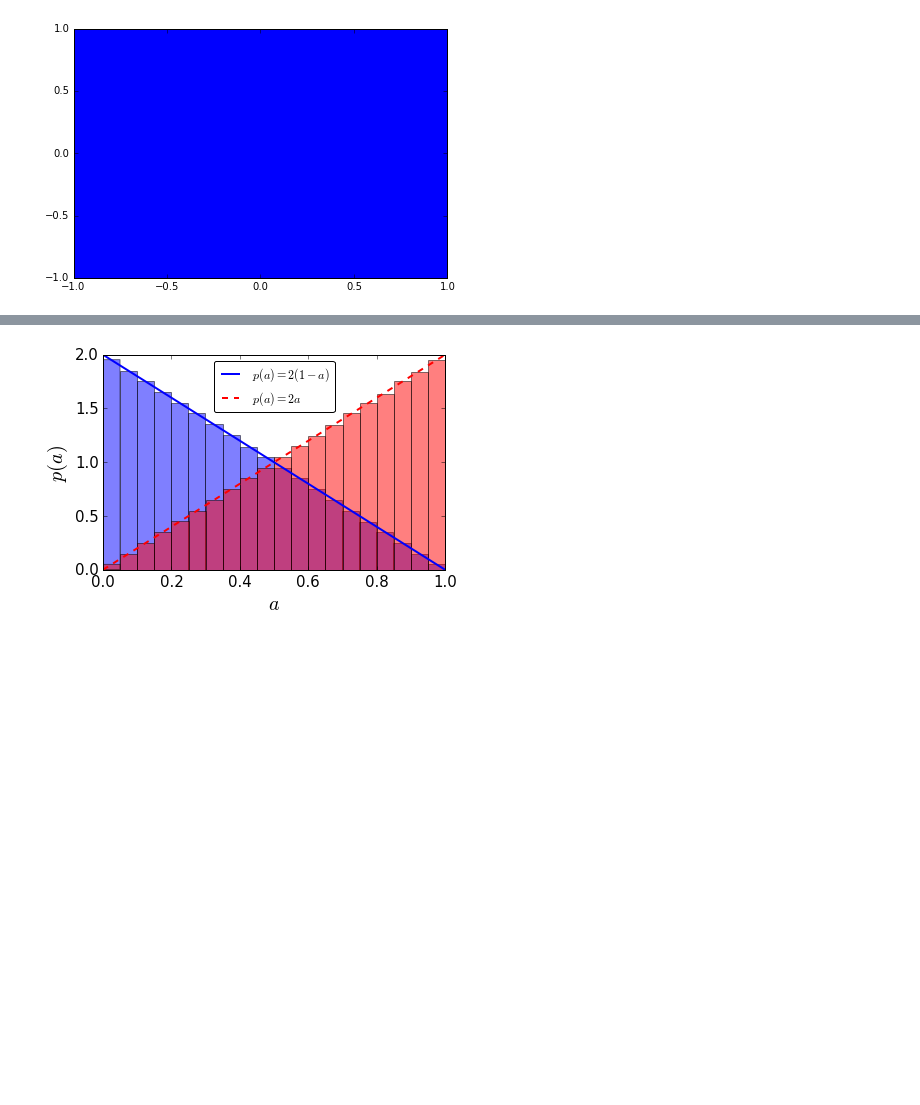
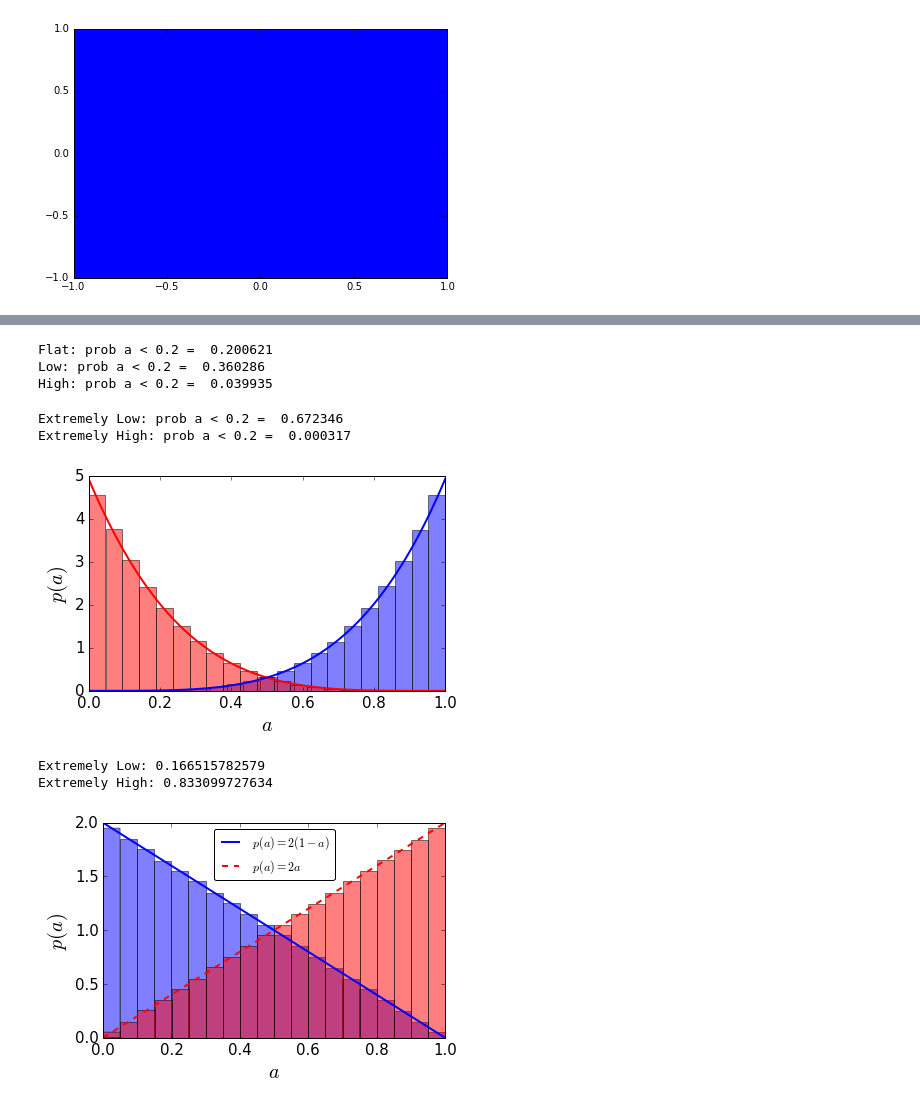
Before and after one commit to farr/AlignedVersusIsoSpin, a Jupyter notebook: notebooks/DetectionsChiEffSimon.ipynb, the cells around one changed output, grey strips where cells are left out. Cells and saved outputs as stored; diff of their text form; code cells hidden in the pictures; blank space fills up the shorter version.

```diff
--- a/notebooks/DetectionsChiEffSimon.ipynb
+++ b/notebooks/DetectionsChiEffSimon.ipynb
@@ -129,3 +150,11 @@ if(len(chi2_thermal) > npts):
     chi2_thermal = chi2_thermal[0:npts]
 
 mass_ratio = np.ones(npts)
+# %%
+print("Flat: prob a < 0.2 = ", np.sum(chi1_uniform < 0.2)/len(chi1_uniform))
+print("Low: prob a < 0.2 = ", np.sum(chi1_inverse_thermal < 0.2)/len(chi1_inverse_thermal))
+print("High: prob a < 0.2 = ", np.sum(chi1_thermal < 0.2)/len(chi1_thermal))
+# %% [output]
+Flat: prob a < 0.2 =  0.200621
+Low: prob a < 0.2 =  0.360286
+High: prob a < 0.2 =  0.039935
@@ -132,3 +183,62 @@ mass_ratio = np.ones(npts)
+# %%
+nmultiplier=10
+chi1_extremely_low = np.random.uniform(0.0, 1.0, nmultiplier*npts)
+prob_chi1_extremely_low = p_extremely_low(chi1_extremely_low)
+chi1_rands = np.random.uniform(0.0, max(prob_chi1_extremely_low), nmultiplier*npts)
+chi1_keep = chi1_rands < prob_chi1_extremely_low
+chi1_extremely_low = chi1_extremely_low[chi1_keep]
+if(len(chi1_extremely_low) > npts):
+    chi1_extremely_low = chi1_extremely_low[0:npts]
+else:
+    print(len(chi1_extremely_low))
+
+nmultiplier=10
+chi2_extremely_low = np.random.uniform(0.0, 1.0, nmultiplier*npts)
+prob_chi2_extremely_low = p_extremely_low(chi2_extremely_low)
+chi2_rands = np.random.uniform(0.0, max(prob_chi2_extremely_low), nmultiplier*npts)
+chi2_keep = chi2_rands < prob_chi2_extremely_low
+chi2_extremely_low = chi2_extremely_low[chi2_keep]
+if(len(chi2_extremely_low) > npts):
+    chi2_extremely_low = chi2_extremely_low[0:npts]
+else:
+    print(len(chi2_extremely_low))
+# %%
+print("Extremely Low: prob a < 0.2 = ", np.sum(chi1_extremely_low < 0.2)/len(chi1_extremely_low))
+print("Extremely High: prob a < 0.2 = ", np.sum(chi1_extremely_high < 0.2)/len(chi1_extremely_high))
+# %% [output]
+Extremely Low: prob a < 0.2 =  0.672346
+Extremely High: prob a < 0.2 =  0.000317
+# %%
+figname="spin_magnitude_distributions_extreme"
+plt.figure()
+plt.clf()
+# plt.plot(x, p_inverse_thermal(x))
+plt.plot(x, p_extremely_low(x)/(np.sum(p_extremely_low(x)) * 0.01), color='r', lw=2, label=r"")
+# plt.plot(x, p_thermal(x))
+plt.plot(x, p_extremely_high(x)/(np.sum(p_extremely_high(x)) * 0.01), color='b', lw=2, label=r"")
+plt.hist(chi1_extremely_high, bins=20, normed=True, color='blue', alpha=0.5, label=r"")
+plt.hist(chi1_extremely_low, bins=20, normed=True, color='red', alpha=0.5, label=r"")
+# plt.plot(x, prob_inverse_thermal, lw=2, color='blue', ls='-', label=r"$p(a)=2(1-a)$")
+# plt.plot(x, prob_thermal, lw=2, color='red', ls='--', label=r"$p(a)=2a$")
+# plt.hist(chi1_inverse_thermal, bins=20, normed=True, color='blue', alpha=0.5)
+# plt.hist(chi1_thermal, bins=20, normed=True, color='red', alpha=0.5)
+plt.xlim([0.0, 1.0])
+plt.ylim()
+plt.xticks(fontsize=15)
+plt.yticks(fontsize=15)
+plt.legend(loc='upper center', framealpha=1.0, fancybox=True)
+plt.xlabel(r"$a$", fontsize=20)
+plt.ylabel(r"$p(a)$", fontsize=20)
+plt.tight_layout()
+plt.savefig(this_plot_folder + figname + ".png", dpi=400)
+# %% [output]
+[figure, added]
+# %%
+print("Extremely Low:", np.mean(chi1_extremely_low))
+print("Extremely High:", np.mean(chi2_extremely_high))
+# %% [output]
+Extremely Low: 0.166515782579
+Extremely High: 0.833099727634
 # %%
 x = np.linspace(0.0, 1.0, 100)
 prob_inverse_thermal = p_inverse_thermal(x)
```
Also changed, not shown: parts of 48 cells of this notebook.
